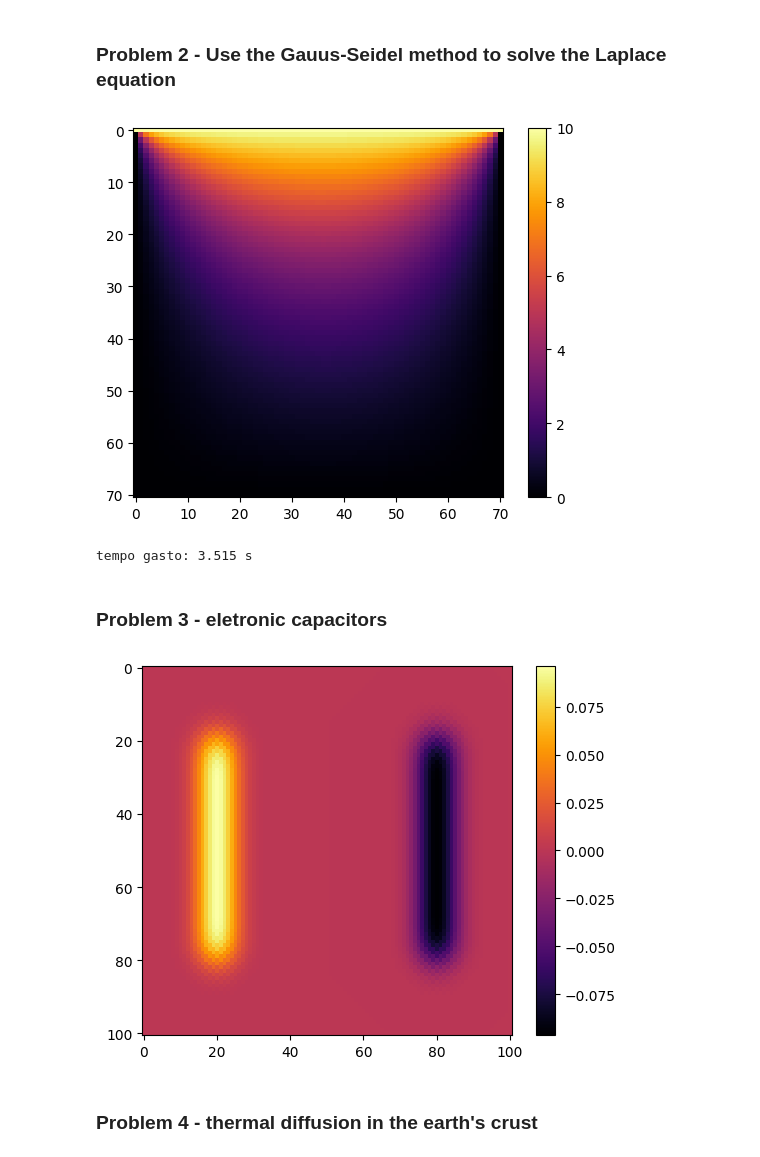
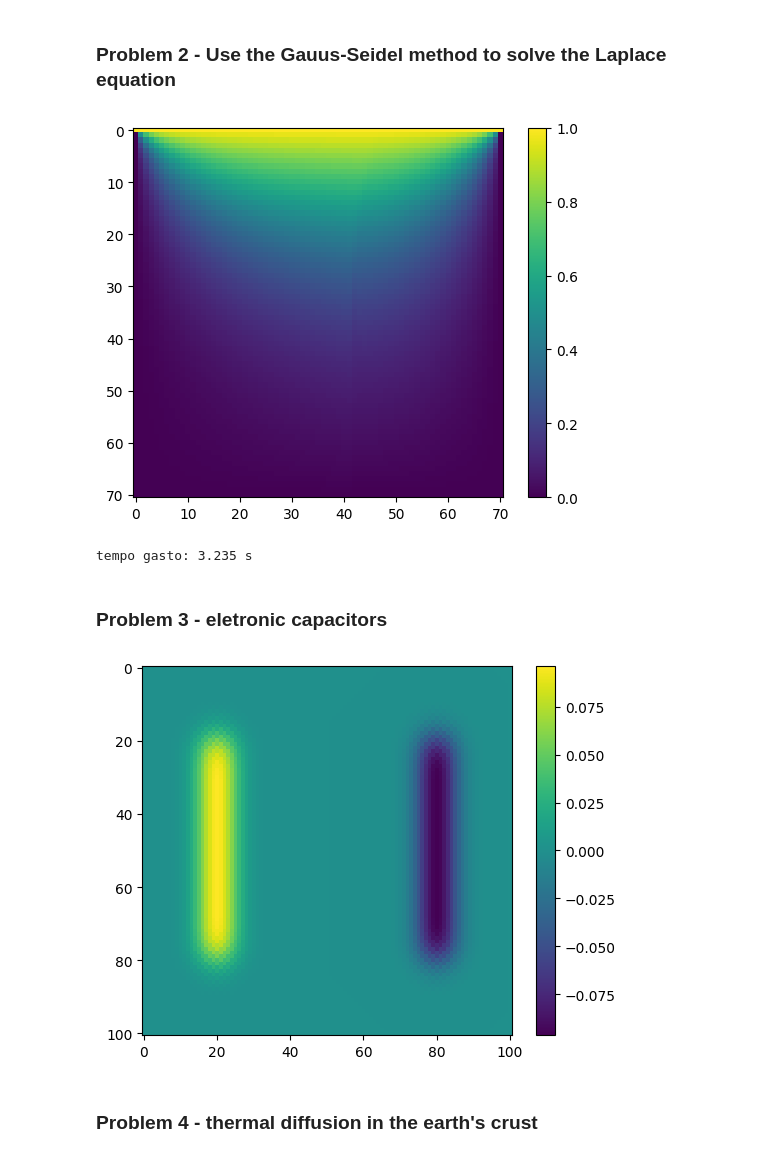
Before and after one commit to physerikc/computational-physics-II, a Jupyter notebook: list2 - partial differential equations.ipynb, the cells around one changed output. Drawn from its saved outputs; the diff is of its cells as text; code cells hidden in the pictures.

```diff
--- a/list2 - partial differential equations.ipynb
+++ b/list2 - partial differential equations.ipynb
@@ -105,14 +105,14 @@ while (abs(errmax > tol)):
 # %%
 t2 = monotonic()
 imshow(phi)
 plt.colorbar()
-inferno()
+viridis()
 show()
 
 print(f'tempo gasto: {t2-t1:.3f} s')
 # %% [output]
-[figure, old version]
+[figure, new version]
-tempo gasto: 3.515 s
+tempo gasto: 3.235 s
 # %% [markdown]
 ### Problem 3 - eletronic capacitors
 # %%
@@ -142,9 +142,7 @@ while abs(delta) > target:
 # %%
 imshow(phi)
 colorbar()
-inferno()
+viridis()
 show()
 # %% [output]
-[figure, old version]
+[figure, new version]
-# %% [markdown]
-### Problem 4 - thermal diffusion in the earth's crust
@@ -150,0 +163,2 @@ show()
+# %% [markdown]
+### Problem 4 - thermal diffusion in the earth's crust
```
Also changed, not shown: parts of 6 cells of this notebook.
